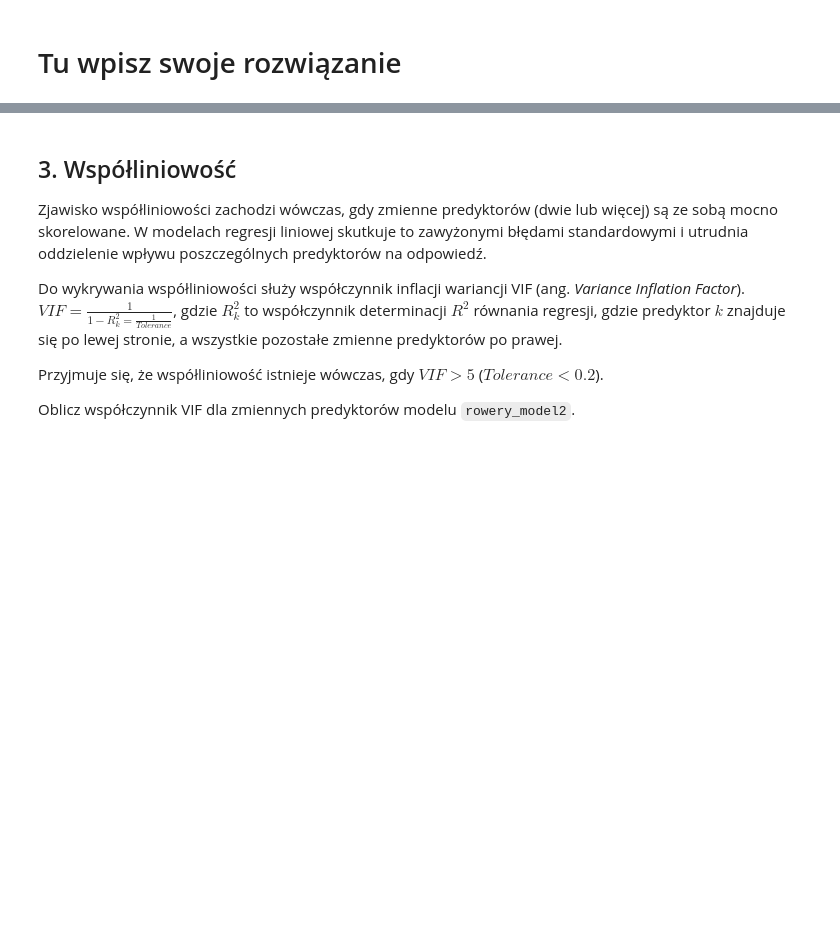
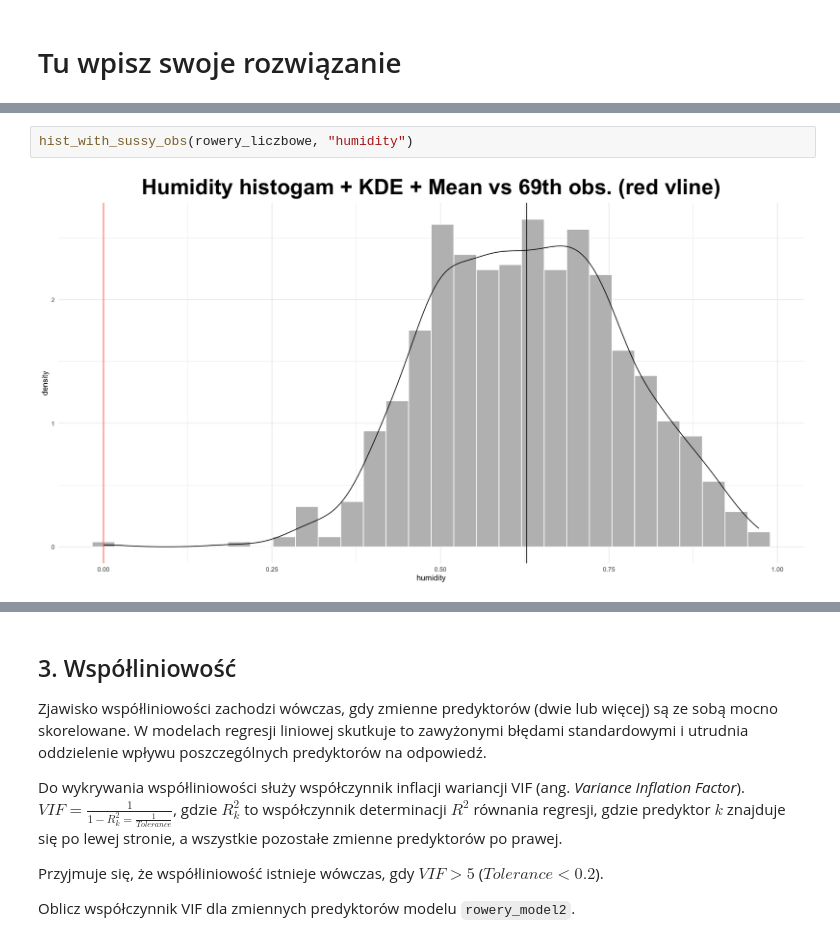
Before and after one commit to stawarzkrzysztof/uczenie_maszynowe_ifs2024, a Jupyter notebook: 21_10_2024/03-UM2024_regresja-ocena_modelu.ipynb, the cells around one changed output, grey strips where cells are left out. Cells and saved outputs as stored; diff of their text form; blank space fills up the shorter version.

```diff
--- a/21_10_2024/03-UM2024_regresja-ocena_modelu.ipynb
+++ b/21_10_2024/03-UM2024_regresja-ocena_modelu.ipynb
@@ -470,0 +524,4 @@ arrange(cooks_outliers, desc(cooks_distance))
+# %%
+hist_with_sussy_obs(rowery_liczbowe, "humidity")
+# %% [output]
+[figure, added]
```
Also changed, not shown: parts of 16 cells of this notebook.
